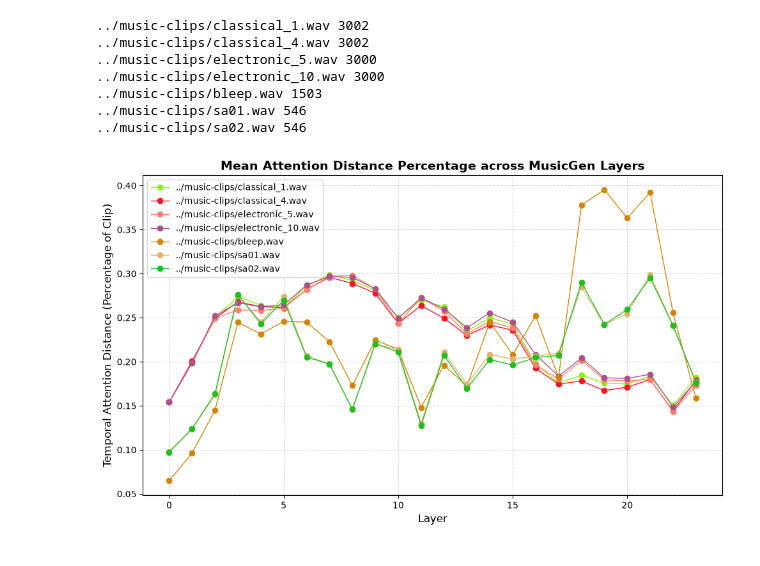
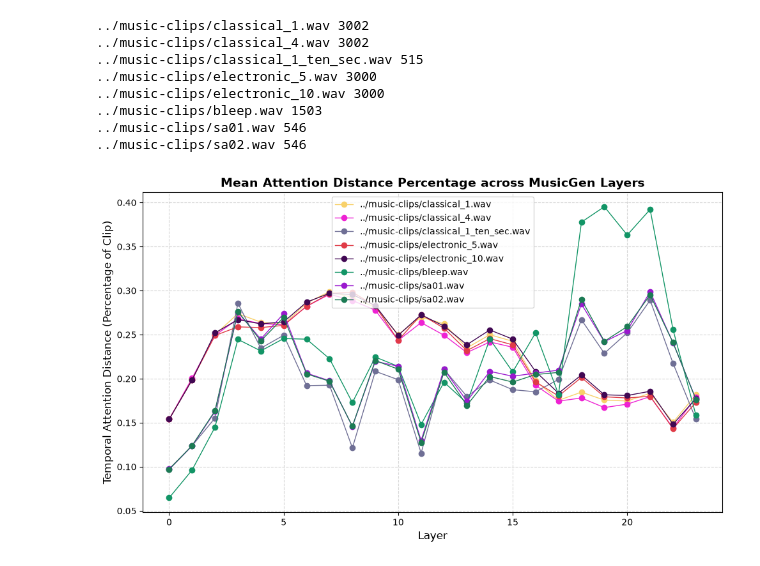
Before and after one commit to kr3ad/music-gen-mad, a Jupyter notebook: notebooks/compare_mads_metagen.ipynb, the cells around one changed output. Drawn from its saved outputs; the diff is of its cells as text; code cells hidden in the pictures.

```diff
--- a/notebooks/compare_mads_metagen.ipynb
+++ b/notebooks/compare_mads_metagen.ipynb
@@ -19,6 +19,7 @@ model.eval()
 audio_paths = [
     "../music-clips/classical_1.wav",
     "../music-clips/classical_4.wav",
+    "../music-clips/classical_1_ten_sec.wav",
     "../music-clips/electronic_5.wav",
     "../music-clips/electronic_10.wav",
 
@@ -66,6 +71,7 @@ for path, attn in attentions_dict.items():
 # %% [output]
 ../music-clips/classical_1.wav 3002
 ../music-clips/classical_4.wav 3002
+../music-clips/classical_1_ten_sec.wav 515
 ../music-clips/electronic_5.wav 3000
 ../music-clips/electronic_10.wav 3000
 ../music-clips/bleep.wav 1503
@@ -74,17 +80,17 @@ for path, attn in attentions_dict.items():
 # %%
 plt.figure(figsize=(10, 6))
 
 for path, mads in mad_dict.items():
     random_hex = f"#{random.randint(0, 0xFFFFFF):06x}"
-    num_layers = len(attentions_dict.get(path))
-    layer_averages_sec = np.mean(mads, axis=1)
-    plt.plot(range(num_layers), layer_averages_sec, color=random_hex, linewidth=1, marker='o', label=path)
+    num_layers = len(mad_dict.get(path))
+    layer_averages = np.mean(mads, axis=1)
+    plt.plot(range(num_layers), layer_averages, color=random_hex, linewidth=1, marker='o', label=path)
 
 plt.title("Mean Attention Distance Percentage across MusicGen Layers", fontsize=14, fontweight='bold')
 plt.xlabel("Layer", fontsize=12)
 plt.ylabel("Temporal Attention Distance (Percentage of Clip)", fontsize=12)
 plt.grid(True, linestyle="--", alpha=0.5)
 plt.legend()
 plt.tight_layout()
 # %% [output]
-[figure, old version]
+[figure, new version]
```
Also changed, not shown: parts of 4 cells of this notebook, 1 other file.
